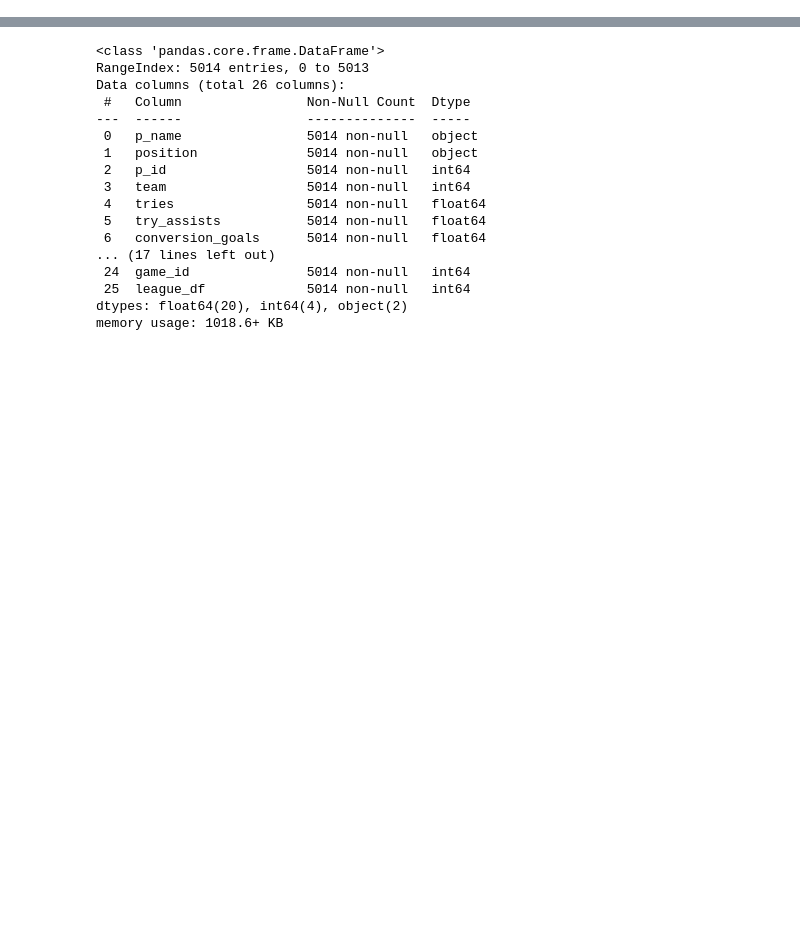
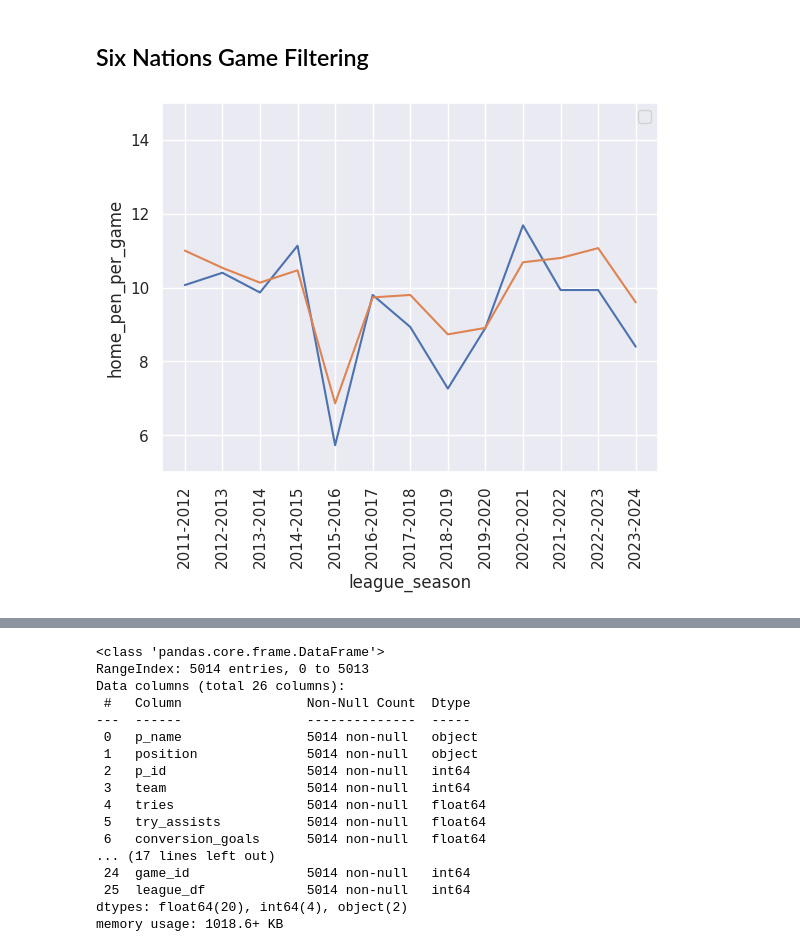
Before and after one commit to CGrosh/Rugby_DB_Analysis, a Jupyter notebook: scrape_code/stat_test.ipynb, the cells around one changed output, grey strips where cells are left out. Cells and saved outputs as stored; diff of their text form; code cells hidden in the pictures; blank space fills up the shorter version.

```diff
--- a/scrape_code/stat_test.ipynb
+++ b/scrape_code/stat_test.ipynb
@@ -64,0 +187,32 @@ memory usage: 81.6+ KB
+# %% [markdown]
+## Six Nations Game Filtering
+# %%
+six_nat_rc_df = six_nat_game_df[
+    (six_nat_game_df['home_red_cards'] > 0.0) |
+    (six_nat_game_df['away_red_cards'] > 0.0)]
+
+rc_games_six_nat = format_score_diff_feats(six_nat_rc_df)
+six_nat_game_df = format_score_diff_feats(six_nat_game_df)
+# %%
+total_games = six_nat_game_df.groupby('league_season')['game_id'].count().reset_index(name='total_games')
+
+filt_total = six_nat_game_df[six_nat_game_df['league_season'] != '2010-2011']
+
+grouped_penalties = filt_total.groupby('league_season')[['home_penalties', 'away_penalties']].sum().reset_index()
+
+merged_games = grouped_penalties.merge(total_games, on='league_season', how='left')
+merged_games['home_pen_per_game'] = merged_games['home_penalties'] / merged_games['total_games']
+merged_games['away_pen_per_game'] = merged_games['away_penalties'] / merged_games['total_games']
+
+# merged_games.plot(x='league_season', y='home_pen_per_game')
+# merged_games.plot(x='league_season', y='away_pen_per_game')
+
+sns.lineplot(data=merged_games, x='league_season', y='home_pen_per_game')
+sns.lineplot(data=merged_games, x='league_season', y='away_pen_per_game')
+
+plt.xticks(rotation=90)
+plt.ylim(5,15)
+plt.legend()
+plt.show()
+# %% [output]
+[figure, added]
```
Also changed, not shown: parts of 77 cells of this notebook, 2 other files.
